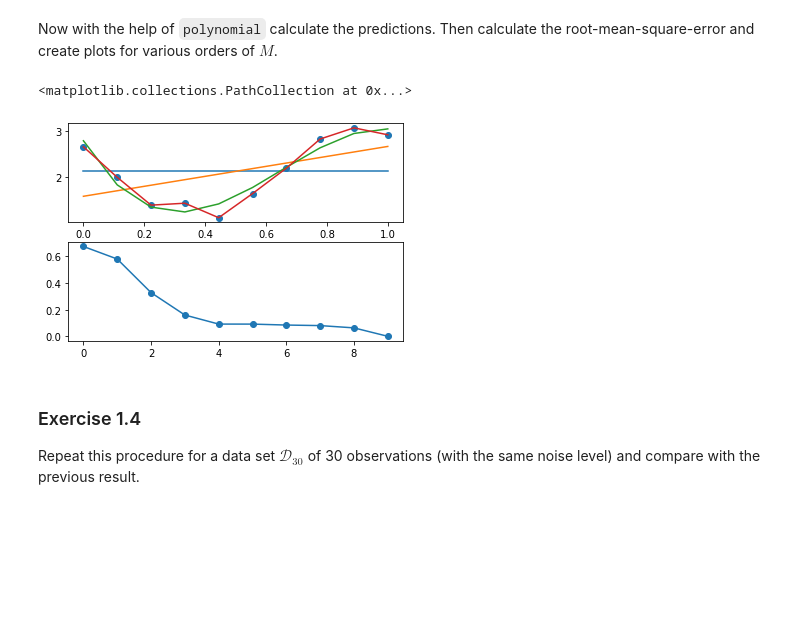
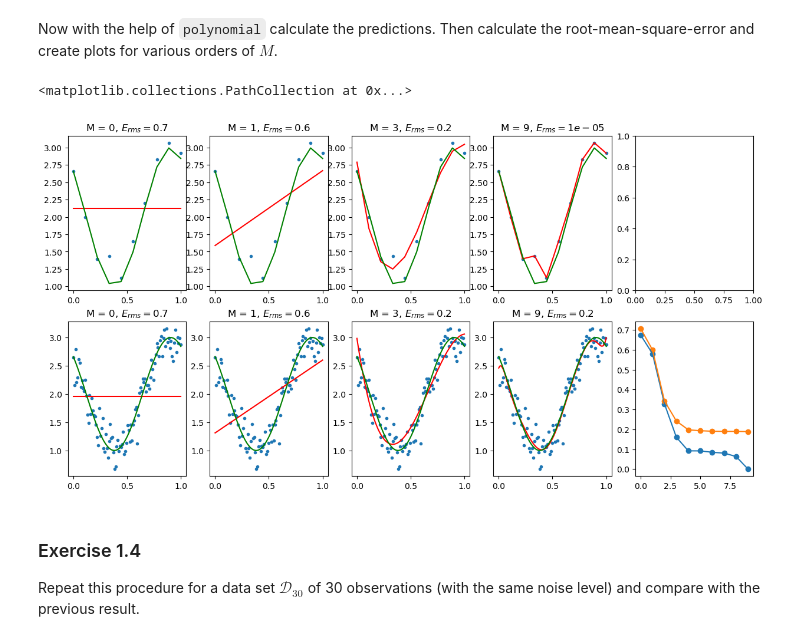
Before and after one commit to JvPost/SML, a Jupyter notebook: SML22_as01_1.ipynb, the cells around one changed output. Cells and saved outputs as stored; diff of their text form; code cells hidden in the pictures; blank space fills up the shorter version.

```diff
--- a/SML22_as01_1.ipynb
+++ b/SML22_as01_1.ipynb
@@ -200,27 +207,45 @@ create plots for various orders of $M$.
 # %%
 degrees = [i for i in range(0, 10)]
 degrees_to_show = [0, 1, 3, 9]
 
-fig, axs = plt.subplots(2, 1)
+fig, axs = plt.subplots(2, 5)
+fig.set_figwidth(15)
+fig.set_figheight(7.5)
 
-E_rmss = []
+i = 0
 
-for deg in degrees:
-    w = polynomial_curve_fit(D_train, deg+1)
-    y = polynomial(X_train, w)
-    E = 0.5 * np.sum((y - t_train)**2)
-    E_rms = np.sqrt(2 * E / len(t_train))
-    E_rmss.append(E_rms)
+def plot(row, D):
+    E_rmss = []
+    col = 0
+    x = D[:, 0]
+    t = D[:, 1]
+    for deg in degrees:
+        w = polynomial_curve_fit(D, deg+1)
+        y = polynomial(x, w)
+        E = 0.5 * np.sum((y - t)**2)
+        E_rms = np.sqrt(2 * E / len(t))
+        E_rmss.append(E_rms)
+        if (deg in degrees_to_show):
+            axs[row, col].set_title("M = %s, $E_{rms} = %s $" % (deg, f"{E_rms:0.1}"))
+            axs[row, col].scatter(x, t, marker=".")
+            axs[row, col].plot(x, y, color='red')
+            axs[row, col].plot(x, f(x), color='green')
+            col+=1
 
-    if (deg in degrees_to_show):
-        axs[0].plot(X_train, y)
+    return E_rmss
 
-axs[0].scatter(X_train, t_train)
-axs[1].plot(E_rmss)
-axs[1].scatter(degrees, E_rmss)
+E_rmss_train = plot(0, D_train)
+E_rmss_test = plot(1, D_test)
+
+axs[1, 4].plot(degrees, E_rmss_train)
+axs[1, 4].plot(degrees, E_rmss_test)
+axs[1, 4].scatter(degrees, E_rmss_train)
+axs[1, 4].scatter(degrees, E_rmss_test)
+
+# axs[4].plot(degrees, E_rmss)
 # %% [output]
 <matplotlib.collections.PathCollection at 0x...>
-[figure, old version]
+[figure, new version]
 # %% [markdown]
 ### Exercise 1.4
 Repeat this procedure for a data set $\mathcal{D}_{30}$ of 30 observations (with the same noise level) and compare with the previous result.
```
Also changed, not shown: parts of 3 cells of this notebook.
